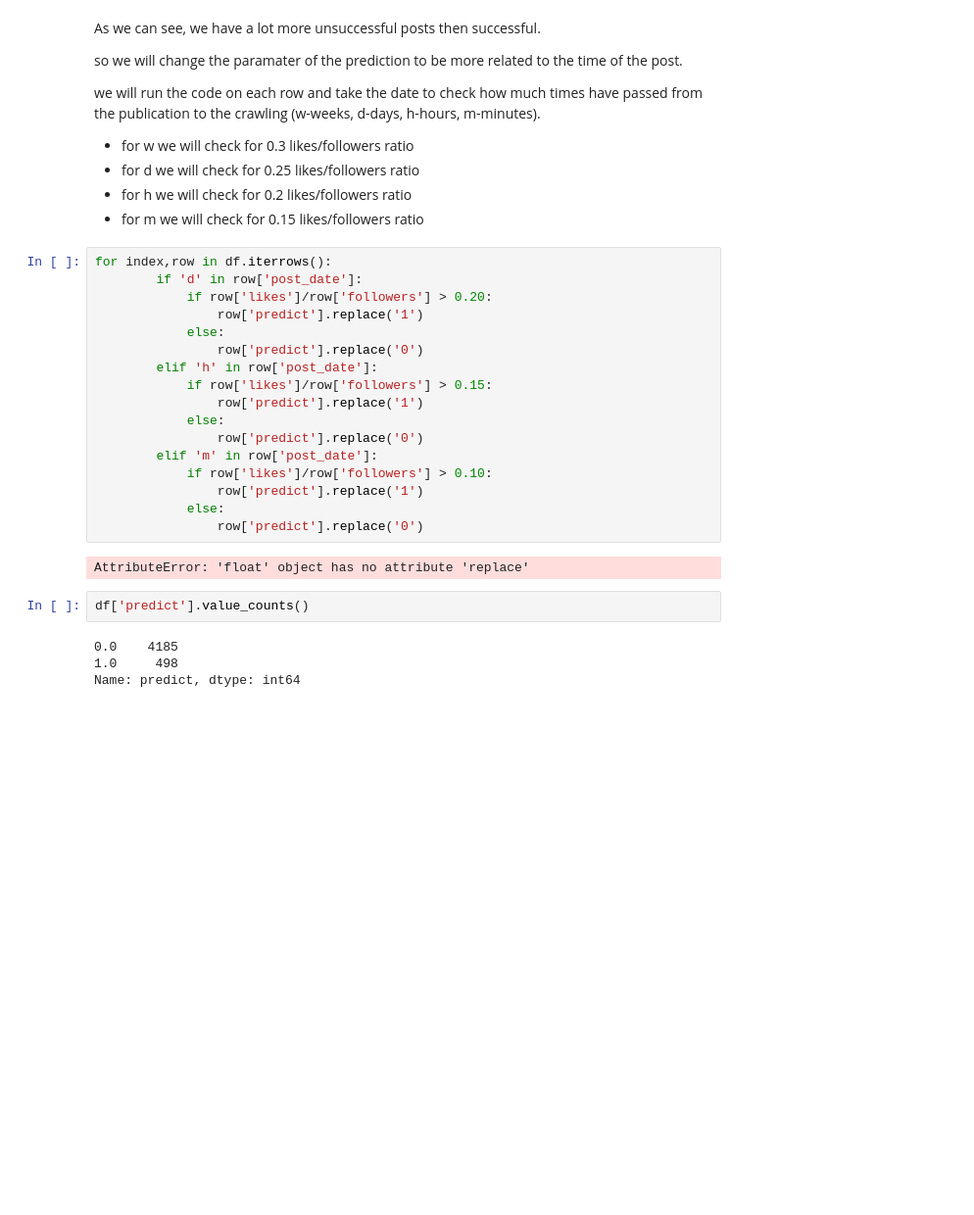
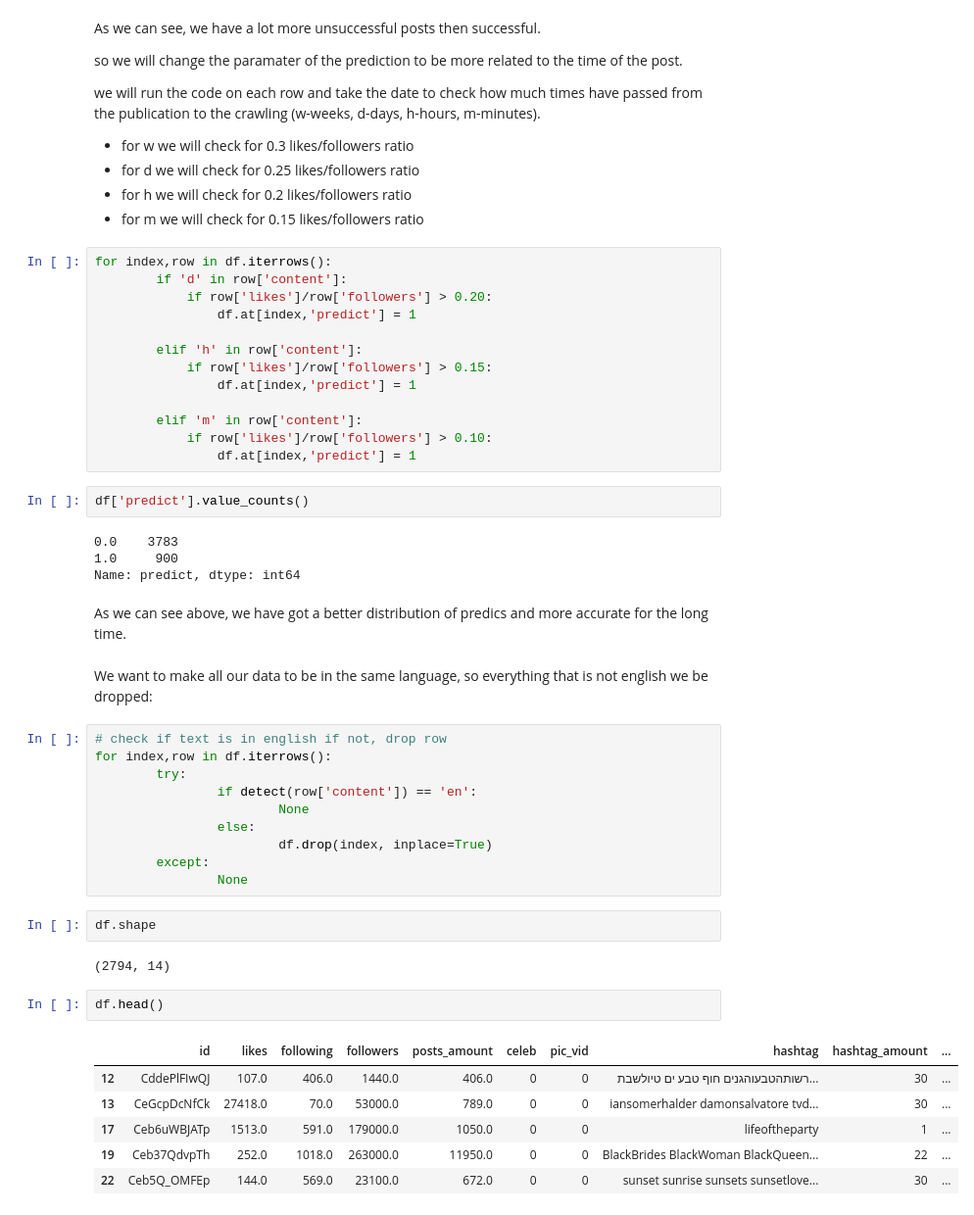
Before and after one commit to OrenPin/Instagram-Prediction---Data-Analysis, a Jupyter notebook: dataAnalysis.ipynb, the cells around one changed output. Shown at 98% size. Saved outputs shown, nothing was run; the diff lists cells and outputs as text; blank space fills up the shorter version.

Commit message:
added cleaning for non english and changed predict ratio

```diff
--- a/dataAnalysis.ipynb
+++ b/dataAnalysis.ipynb
@@ -189,26 +181,47 @@ we will run the code on each row and take the date to check how much times have
 + for m we will check for 0.15 likes/followers ratio
 # %%
 for index,row in df.iterrows():
-        if 'd' in row['post_date']:
+        if 'd' in row['content']:
             if row['likes']/row['followers'] > 0.20:
-                row['predict'].replace('1')
-            else:
-                row['predict'].replace('0')
-        elif 'h' in row['post_date']:
+                df.at[index,'predict'] = 1
+
+        elif 'h' in row['content']:
             if row['likes']/row['followers'] > 0.15:
-                row['predict'].replace('1')
-            else:
-                row['predict'].replace('0')
-        elif 'm' in row['post_date']:
+                df.at[index,'predict'] = 1
+
+        elif 'm' in row['content']:
             if row['likes']/row['followers'] > 0.10:
-                row['predict'].replace('1')
-            else:
-                row['predict'].replace('0')
+                df.at[index,'predict'] = 1
-# %% [output]
-AttributeError: 'float' object has no attribute 'replace'
 # %%
 df['predict'].value_counts()
 # %% [output]
-0.0    4185
-1.0     498
+0.0    3783
+1.0     900
 Name: predict, dtype: int64
+# %% [markdown]
+As we can see above, we have got a better distribution of predics and more accurate for the long time.
+# %% [markdown]
+We want to make all our data to be in the same language, so everything that is not english we be dropped:
+# %%
+# check if text is in english if not, drop row
+for index,row in df.iterrows():
+        try:
+                if detect(row['content']) == 'en':
+                        None
+                else:
+                        df.drop(index, inplace=True)
+        except:
+                None
+# %%
+df.shape
+# %% [output]
+(2794, 14)
+# %%
+df.head()
+# %% [output]
+|  | id | likes | following | followers | posts_amount | celeb | pic_vid | hashtag | hashtag_amount | ... |
+| 12 | CddePlFIwQJ | 107.0 | 406.0 | 1440.0 | 406.0 | 0 | 0 | רשותהטבעוהגנים חוף טבע ים טיולשבת... | 30 | ... |
+| 13 | CeGcpDcNfCk | 27418.0 | 70.0 | 53000.0 | 789.0 | 0 | 0 | iansomerhalder damonsalvatore tvd... | 30 | ... |
+| 17 | Ceb6uWBJATp | 1513.0 | 591.0 | 179000.0 | 1050.0 | 0 | 0 | lifeoftheparty | 1 | ... |
+| 19 | Ceb37QdvpTh | 252.0 | 1018.0 | 263000.0 | 11950.0 | 0 | 0 | BlackBrides BlackWoman BlackQueen... | 22 | ... |
+| 22 | Ceb5Q_OMFEp | 144.0 | 569.0 | 23100.0 | 672.0 | 0 | 0 | sunset sunrise sunsets sunsetlove... | 30 | ... |
```
Also changed, not shown: parts of 3 cells of this notebook.
